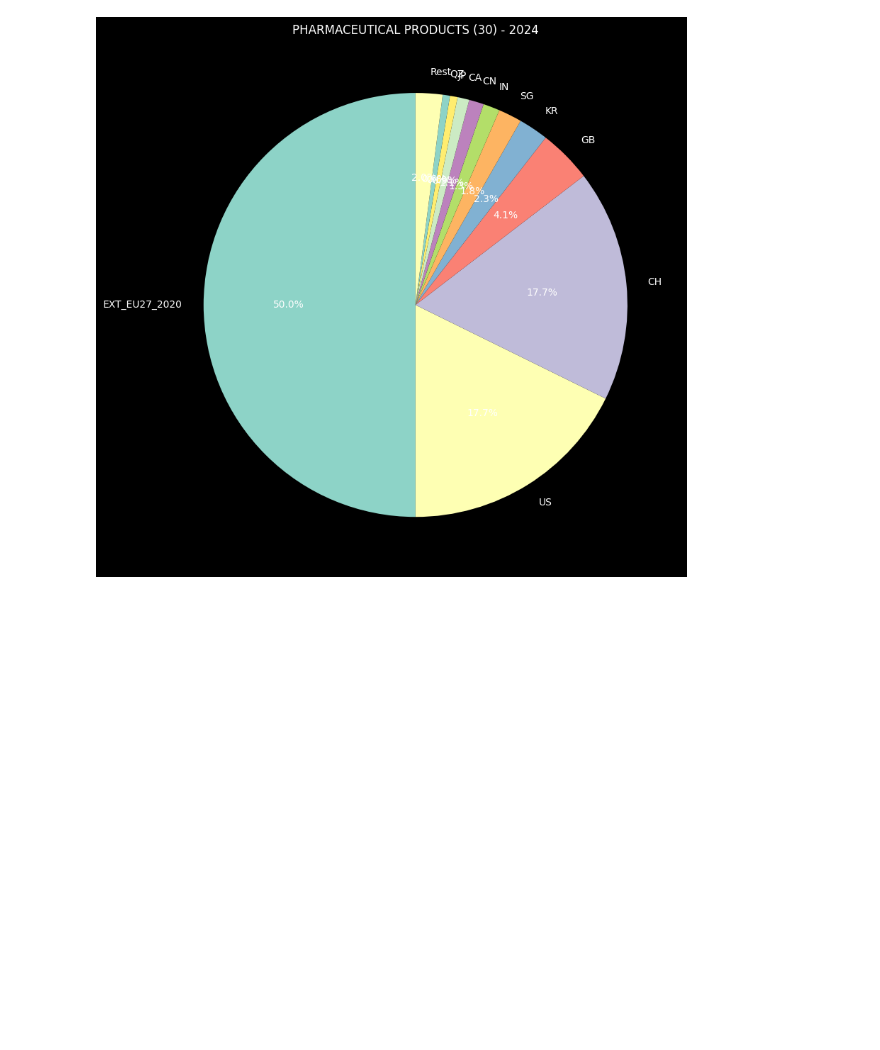
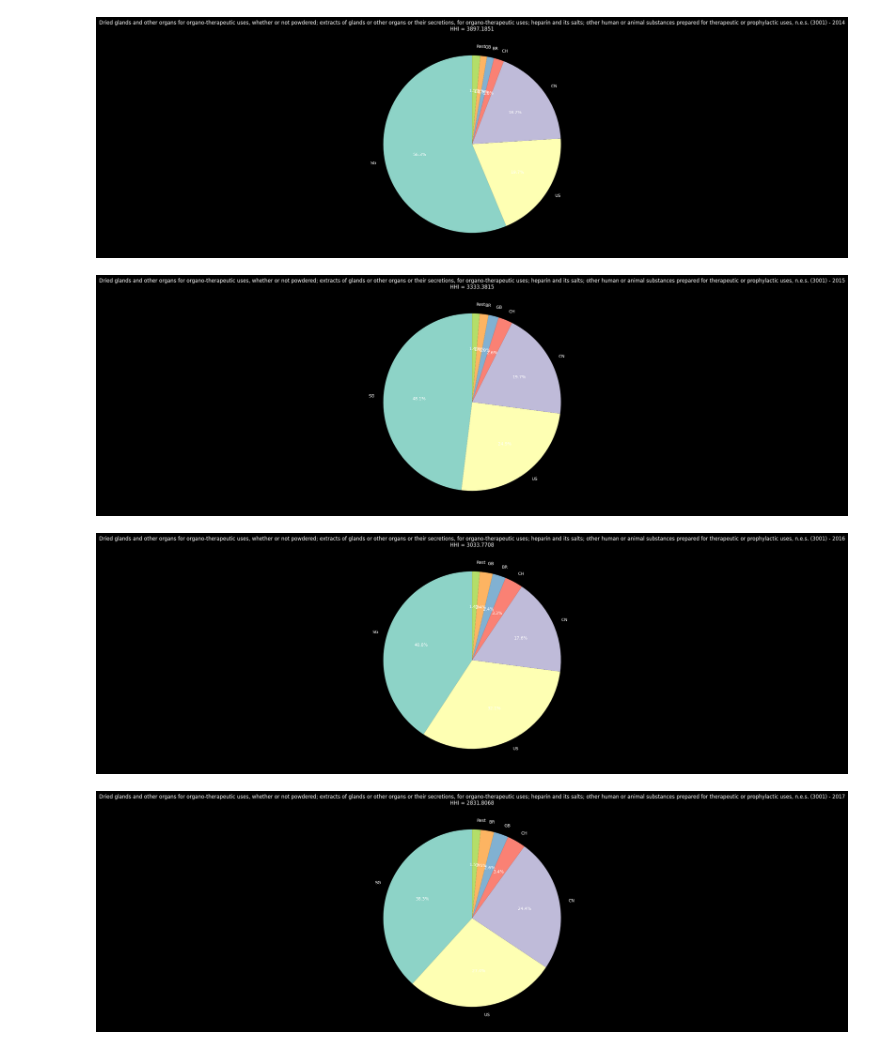
Before and after one commit to Almaroo/hs_codes_analysis, a Jupyter notebook: analyze_hs_30.ipynb, the cells around one changed output. Drawn from its saved outputs; the diff is of its cells as text; code cells hidden in the pictures; blank space fills up the shorter version.

```diff
--- a/analyze_hs_30.ipynb
+++ b/analyze_hs_30.ipynb
@@ -8,5 +12,7 @@ from trade_analysis.charts.line import plot_share_over_time
 # %%
-df = load_trade_csv_v1(Path("data/hs30.csv"))
+df = load_trade_csv_v2(Path("data/hs30.csv"))
 result = compute_shares(df)
+hhi = compute_hhi(result)
 print(result)
+print(hhi)
 # %% [output]
@@ -51,5 +57,9 @@ for code in product_codes:
 # %%
 # Pie charts: partner breakdown for a specific product and year
-plot_pie(result, product_codes[0], analysis_years[-1])
+for year in analysis_years:
+    plot_pie(result, 3001, year, hhi_df=hhi)
 # %% [output]
-[figure, old version]
+[figure, new version]
+[figure, added]
+[figure, added]
+[figure, added]
```
Also changed, not shown: parts of 7 cells of this notebook, 8 other files.
